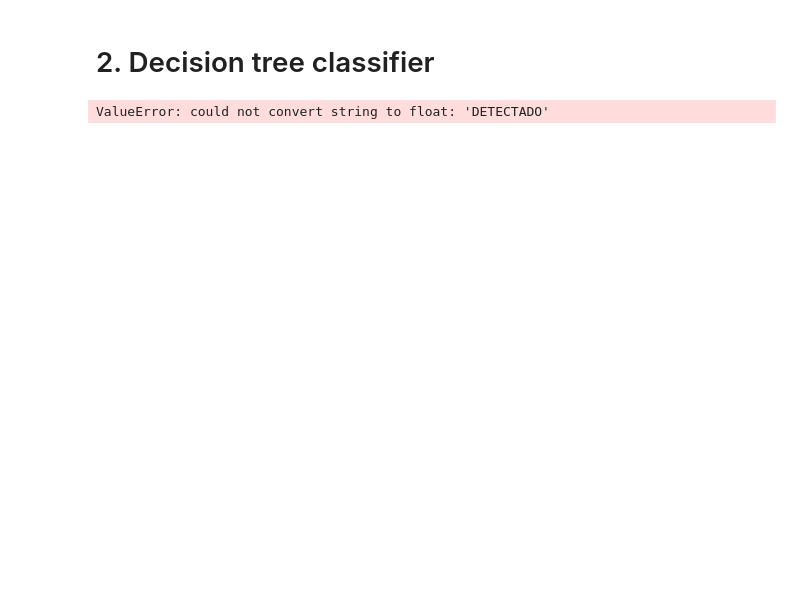
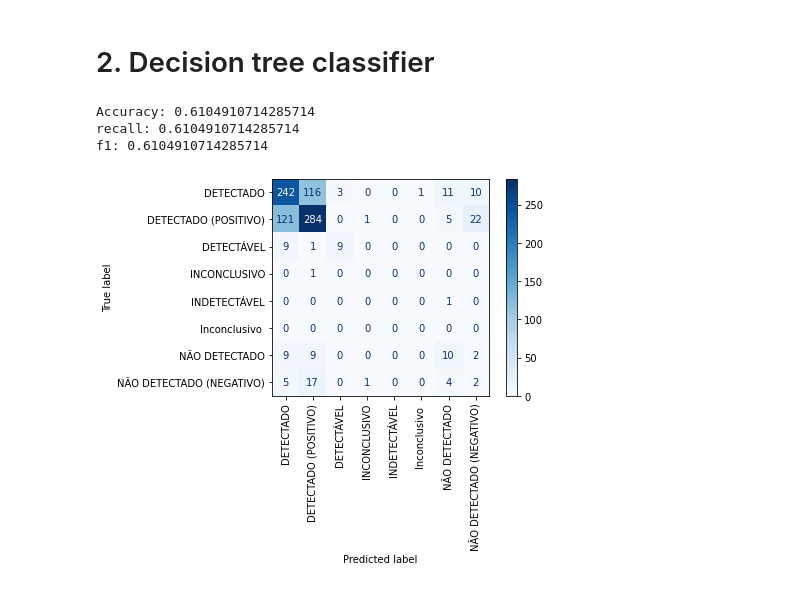
Before and after one commit to CaioFerreiraB/decision_tree_covid, a Jupyter notebook: tree.ipynb, the cells around one changed output. Drawn from its saved outputs; the diff is of its cells as text; code cells hidden in the pictures; blank space fills up the shorter version.

```diff
--- a/tree.ipynb
+++ b/tree.ipynb
@@ -68,6 +68,9 @@ df_final.columns = [hdr.replace("'", "") \
 # %% [markdown]
 ### 1.2.1 Preparing categorical data
 # %%
+from copy import copy
+
+df_temp = copy(df_final)
 
 categorical_columns = df_final.select_dtypes('object').columns
 
@@ -78,12 +95,49 @@ df_final
 # %% [markdown]
 # 2. Decision tree classifier
-# %%
-from sklearn import tree
-
-y = df_final.loc[:, 'test_covid']
-x = df_final.pop("test_covid")
-
-clf = tree.DecisionTreeClassifier()
-clf = clf.fit(x, y)
-# %% [output]
-ValueError: could not convert string to float: 'DETECTADO'
+# %%
+import numpy as np
+
+y_true = df_temp.loc[:, 'test_covid']
+y_code = new_df.loc[:, 'test_covid']
+
+
+test = [y_code.values.tolist(), y_true.values.tolist()]
+
+classes = np.unique(np.array(test).T, axis=0).T
+# %%
+new_df = df_final
+
+y = new_df.loc[:, 'test_covid'].values.reshape(-1, 1)
+x = new_df.loc[:, df_final.columns != 'test_covid']
+# %%
+from sklearn import tree
+from sklearn.model_selection import train_test_split
+from sklearn import metrics
+
+
+x_train, x_test, y_train, y_test = train_test_split(x, y, test_size=0.3, random_state=1)
+
+clf = tree.DecisionTreeClassifier()
+clf = clf.fit(x_train, y_train)
+
+y_pred = clf.predict(x_test)
+
+print("Accuracy:",metrics.accuracy_score(y_test, y_pred))
+print("recall:",metrics.recall_score(y_test, y_pred, average='micro'))
+# print("average_precision:",metrics.average_precision_score(y_test, y_pred))
+print("f1:",metrics.f1_score(y_test, y_pred, average='micro'))
+# %% [output]
+Accuracy: 0.6104910714285714
+recall: 0.6104910714285714
+f1: 0.6104910714285714
+# %%
+from sklearn.metrics import plot_confusion_matrix
+import matplotlib.pyplot as plt
+
+disp = plot_confusion_matrix(clf, x_test, y_test,
+                                 display_labels=classes[1],
+                                 cmap=plt.cm.Blues,
+                                 xticks_rotation='vertical')
+plt.show()
+# %% [output]
+[figure, added]
```
Also changed, not shown: parts of 4 cells of this notebook.
